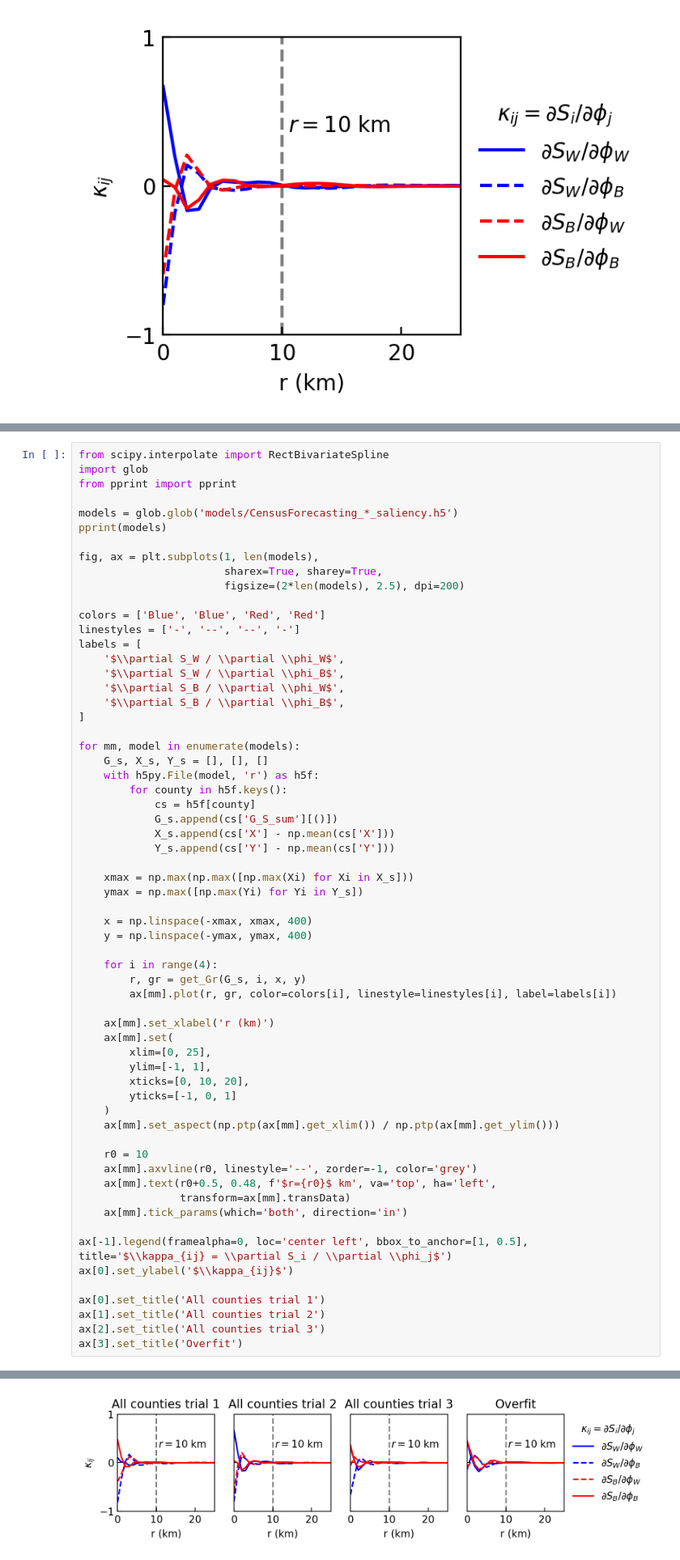
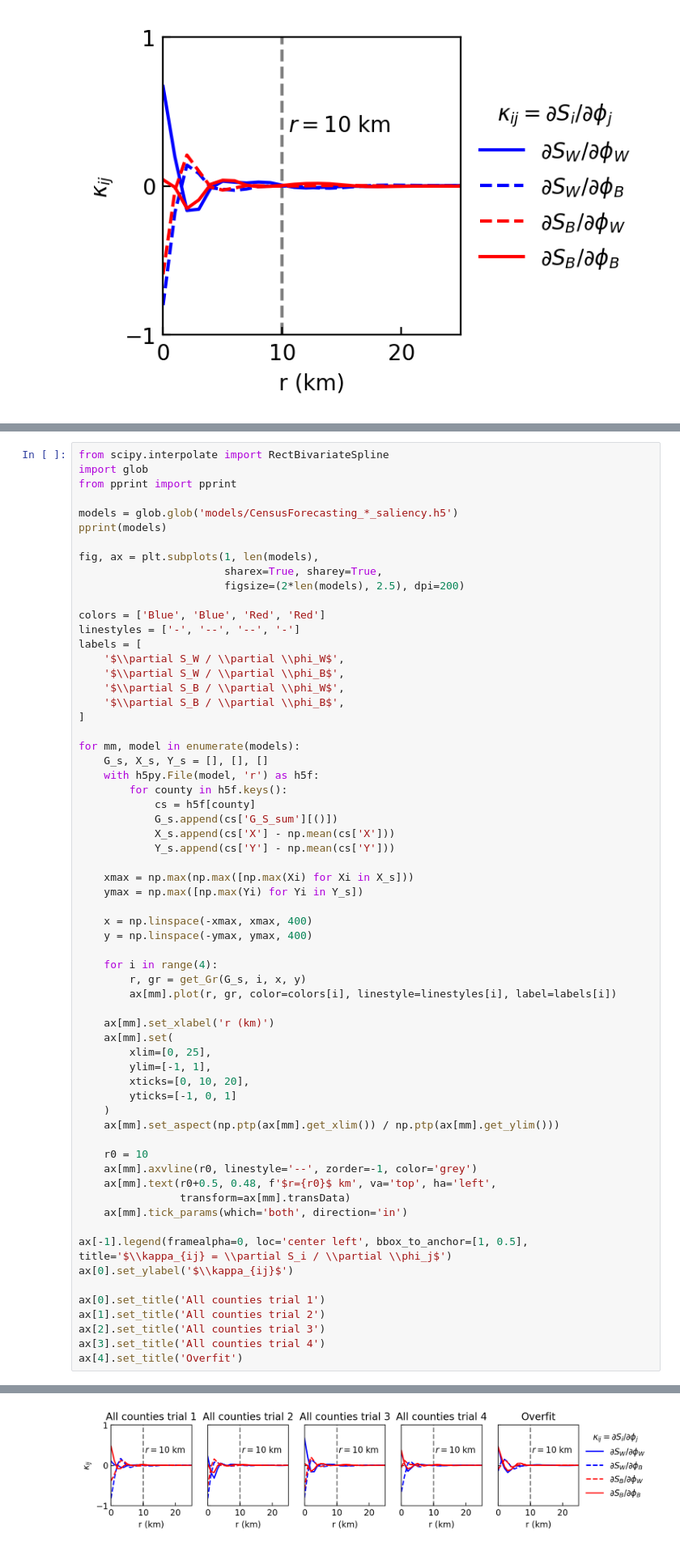
Before and after one commit to jcolen/sociohydro, a Jupyter notebook: census_gridded/CensusSaliency.ipynb, the cells around one changed output, grey strips where cells are left out. Shown at 81% size. Drawn from its saved outputs; the diff is of its cells as text.

Commit message:
Added saliency analysis of one additional trial

```diff
--- a/census_gridded/CensusSaliency.ipynb
+++ b/census_gridded/CensusSaliency.ipynb
@@ -207,6 +213,7 @@ ax[0].set_ylabel('$\\kappa_{ij}$')
 ax[0].set_title('All counties trial 1')
 ax[1].set_title('All counties trial 2')
 ax[2].set_title('All counties trial 3')
-ax[3].set_title('Overfit')
+ax[3].set_title('All counties trial 4')
+ax[4].set_title('Overfit')
 # %% [output]
 ['models/CensusForecasting_3067366_all_counties_saliency.h5',
@@ -213,5 +221,5 @@ ax[3].set_title('Overfit')
  'models/CensusForecasting_3060833_all_counties_saliency.h5',
  'models/CensusForecasting_3067365_all_counties_saliency.h5',
  'models/CensusForecasting_gridded_saliency.h5']
 Text(0.5, 1.0, 'Overfit')
-[figure, old version]
+[figure, new version]
```
Also changed, not shown: parts of 3 cells of this notebook.
